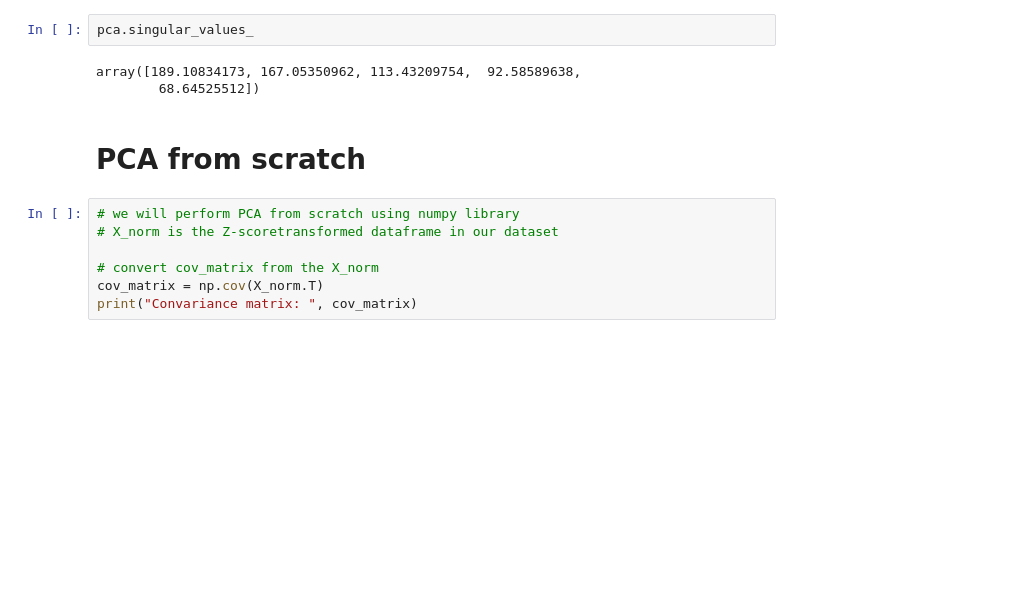
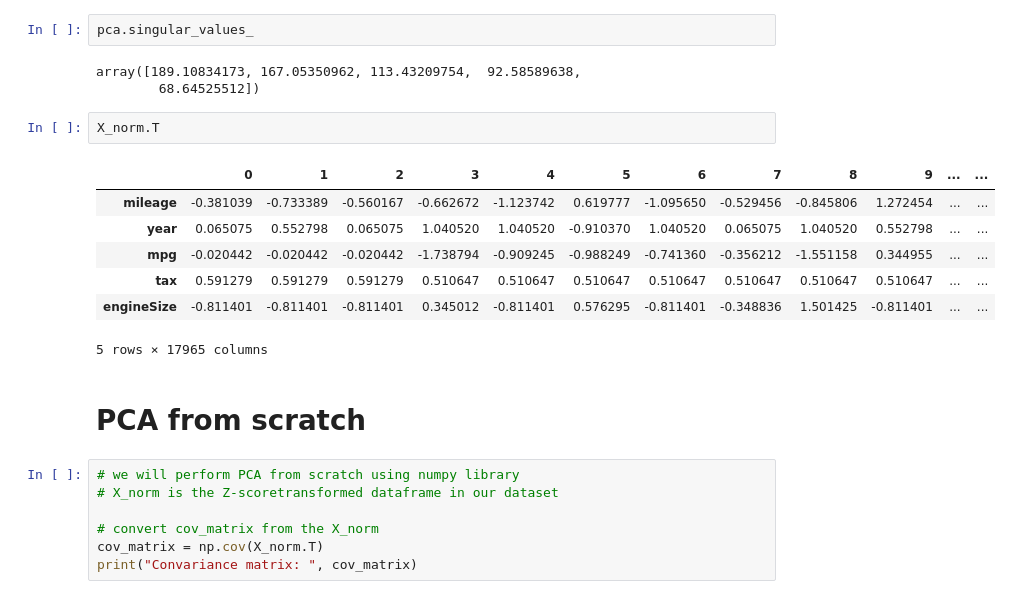
Before and after one commit to avikumart/Principal-Component-Analysis, a Jupyter notebook: pca-principal-component-analysis-variance-plots.ipynb, the cells around one changed output. Drawn from its saved outputs; the diff is of its cells as text; blank space fills up the shorter version.

```diff
--- a/pca-principal-component-analysis-variance-plots.ipynb
+++ b/pca-principal-component-analysis-variance-plots.ipynb
@@ -145,6 +145,16 @@ pca.singular_values_
 # %% [output]
 array([189.10834173, 167.05350962, 113.43209754,  92.58589638,
         68.64525512])
+# %%
+X_norm.T
+# %% [output]
+|  | 0 | 1 | 2 | 3 | 4 | 5 | 6 | 7 | 8 | 9 | ... | ... |
+| mileage | -0.381039 | -0.733389 | -0.560167 | -0.662672 | -1.123742 | 0.619777 | -1.095650 | -0.529456 | -0.845806 | 1.272454 | ... | ... |
+| year | 0.065075 | 0.552798 | 0.065075 | 1.040520 | 1.040520 | -0.910370 | 1.040520 | 0.065075 | 1.040520 | 0.552798 | ... | ... |
+| mpg | -0.020442 | -0.020442 | -0.020442 | -1.738794 | -0.909245 | -0.988249 | -0.741360 | -0.356212 | -1.551158 | 0.344955 | ... | ... |
+| tax | 0.591279 | 0.591279 | 0.591279 | 0.510647 | 0.510647 | 0.510647 | 0.510647 | 0.510647 | 0.510647 | 0.510647 | ... | ... |
+| engineSize | -0.811401 | -0.811401 | -0.811401 | 0.345012 | -0.811401 | 0.576295 | -0.811401 | -0.348836 | 1.501425 | -0.811401 | ... | ... |
+5 rows × 17965 columns
 # %% [markdown]
 # PCA from scratch
 # %%
```
Also changed, not shown: parts of 7 cells of this notebook.
